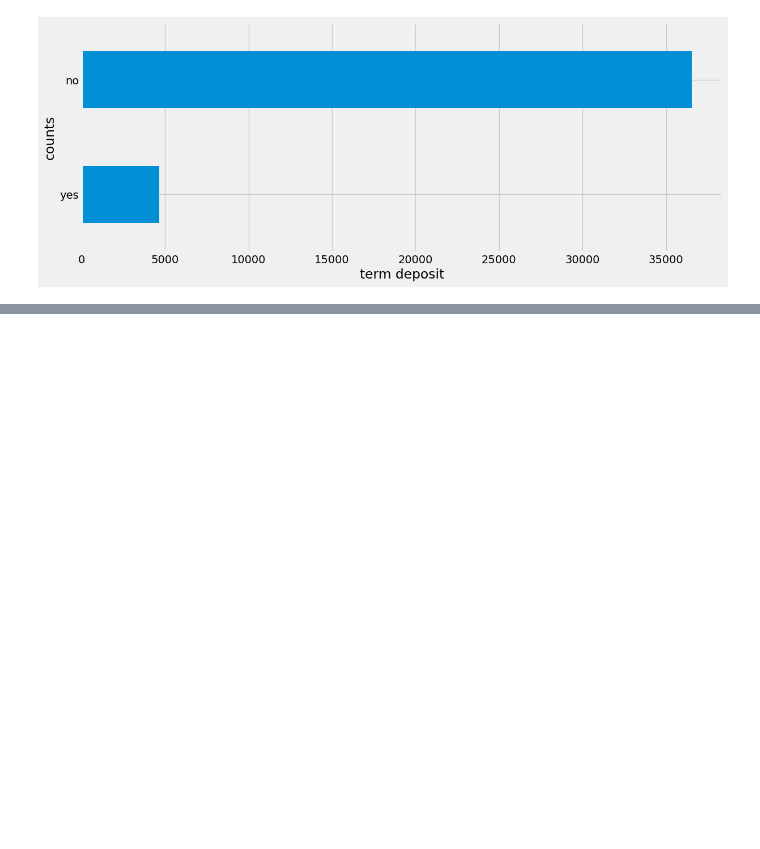
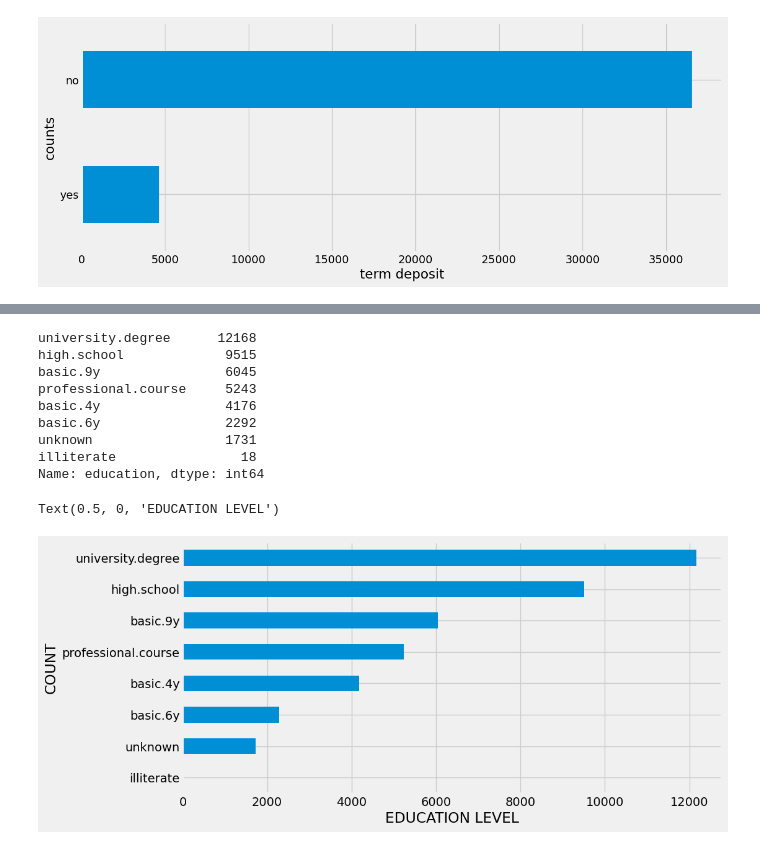
Before and after one commit to elvis-darko/AZUBI-AFRICA---TALENT-MOBILITY-PROGRAM-ASSESSMENT, a Jupyter notebook: ASSETS/dev/client_subscription.ipynb, the cells around one changed output, grey strips where cells are left out. Drawn from its saved outputs; the diff is of its cells as text; code cells hidden in the pictures; blank space fills up the shorter version.

```diff
--- a/ASSETS/dev/client_subscription.ipynb
+++ b/ASSETS/dev/client_subscription.ipynb
@@ -390,0 +433,22 @@ Text(0.5, 0, 'term deposit')
+# %%
+# Check  value counts of educational status of clients
+
+print(bank_add_full['education'].value_counts())
+
+plt.figure(figsize=(10,5))
+bank_add_full['education'].value_counts().plot(kind='barh')
+plt.gca().invert_yaxis()
+plt.ylabel('COUNT')
+plt.xlabel('EDUCATION LEVEL')
+# %% [output]
+university.degree      12168
+high.school             9515
+basic.9y                6045
+professional.course     5243
+basic.4y                4176
+basic.6y                2292
+unknown                 1731
+illiterate                18
+Name: education, dtype: int64
+Text(0.5, 0, 'EDUCATION LEVEL')
+[figure, added]
```
Also changed, not shown: parts of 39 cells of this notebook.
